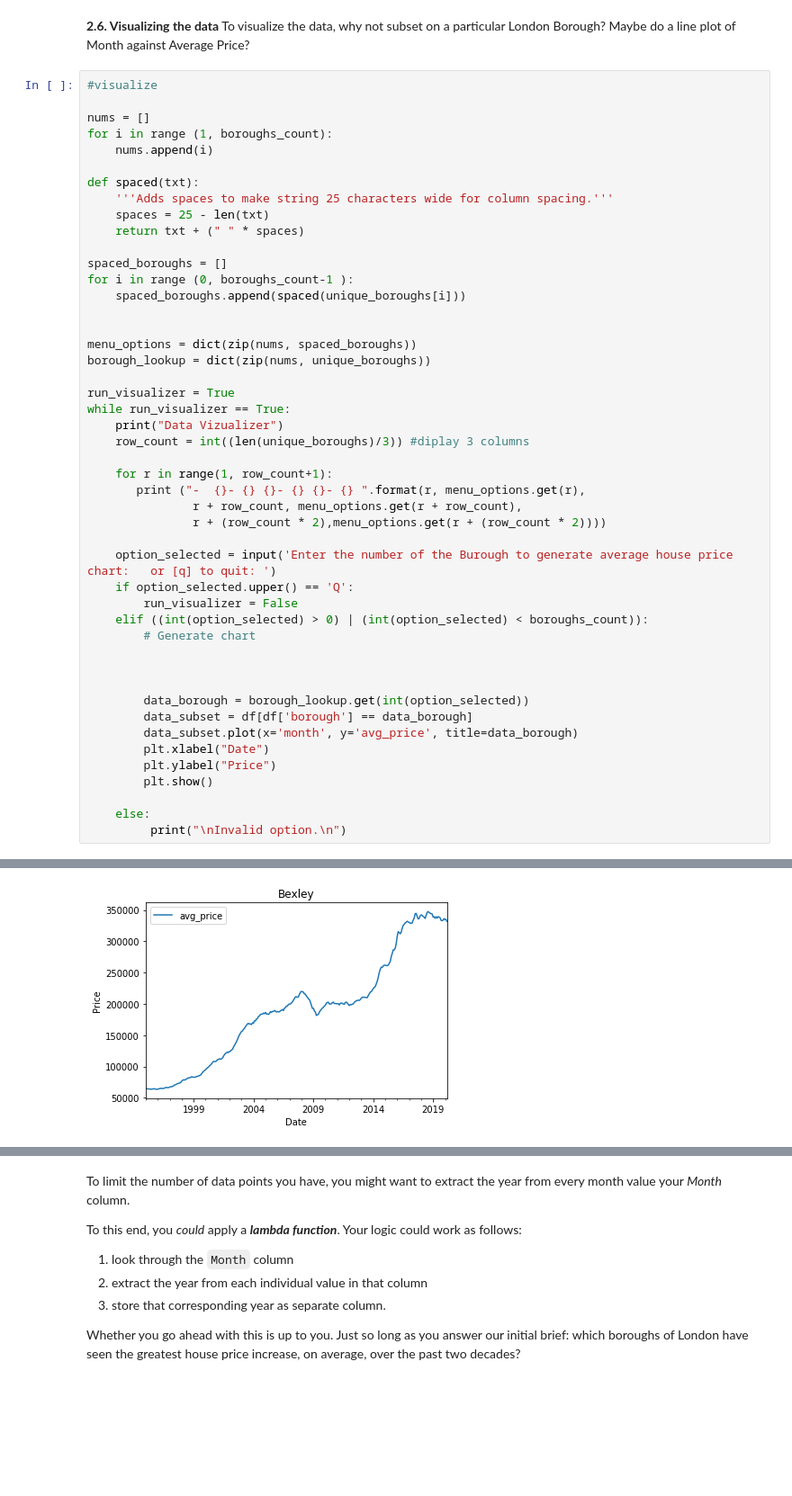
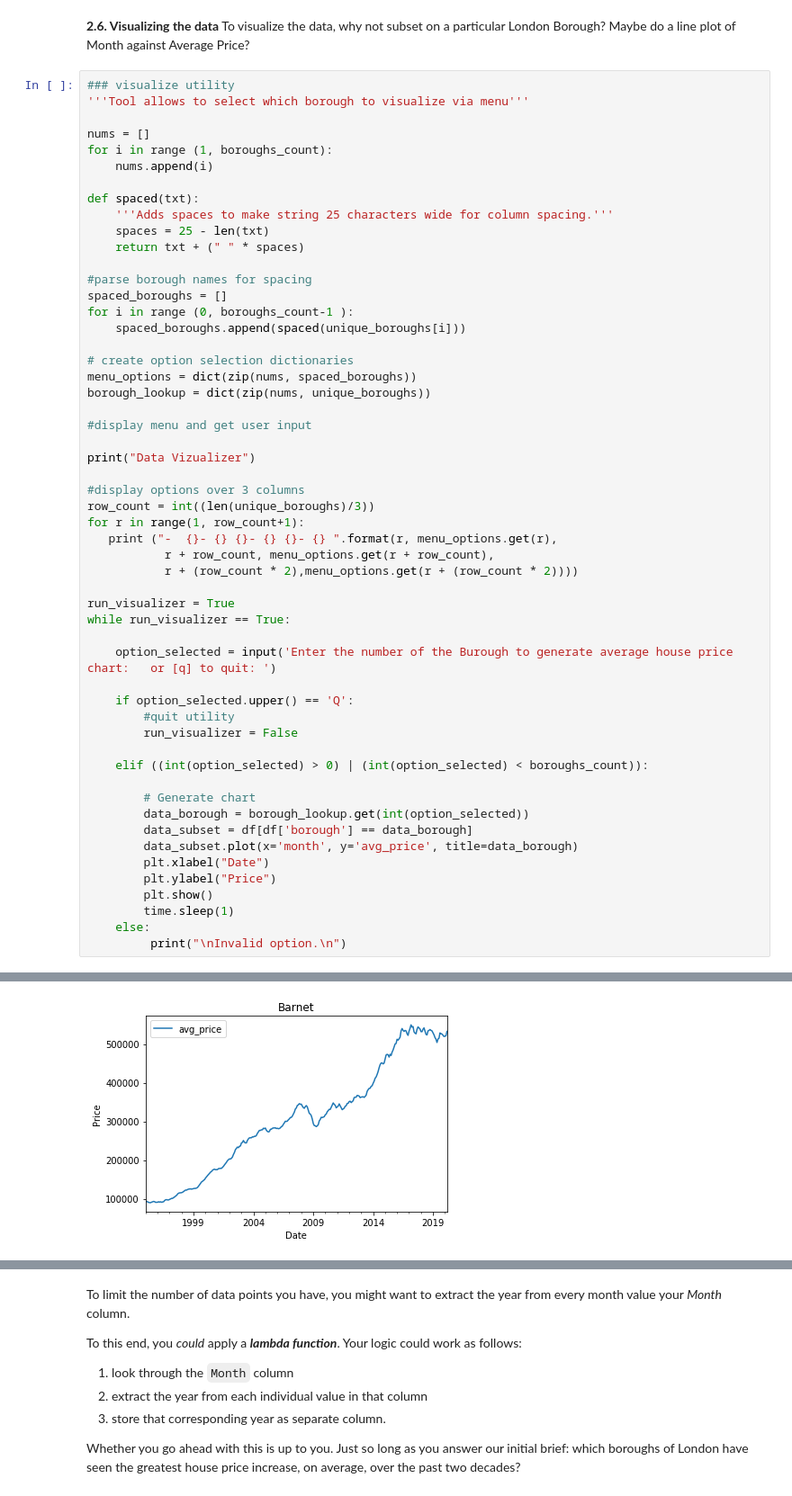
Before and after one commit to birr-data/london_housing_study, a Jupyter notebook: london_study_tier3.ipynb, the cells around one changed output, grey strips where cells are left out. Shown at 90% size. Cells and saved outputs as stored; diff of their text form; blank space fills up the shorter version.

```diff
--- a/london_study_tier3.ipynb
+++ b/london_study_tier3.ipynb
@@ -295,7 +296,8 @@ df = london_prop
 **2.6. Visualizing the data**
 To visualize the data, why not subset on a particular London Borough? Maybe do a line plot of Month against Average Price?
 # %%
-#visualize
+### visualize utility
+'''Tool allows to select which borough to visualize via menu'''
 
 nums = []
 for i in range (1, boroughs_count):
@@ -306,39 +308,45 @@ def spaced(txt):
     spaces = 25 - len(txt)
     return txt + (" " * spaces)
 
+#parse borough names for spacing
 spaced_boroughs = []
 for i in range (0, boroughs_count-1 ):
     spaced_boroughs.append(spaced(unique_boroughs[i]))
 
-
+# create option selection dictionaries
 menu_options = dict(zip(nums, spaced_boroughs))
 borough_lookup = dict(zip(nums, unique_boroughs))
 
+#display menu and get user input
+
+print("Data Vizualizer")
+
+#display options over 3 columns
+row_count = int((len(unique_boroughs)/3))
+for r in range(1, row_count+1):
+   print ("-  {}- {} {}- {} {}- {} ".format(r, menu_options.get(r),
+           r + row_count, menu_options.get(r + row_count),
+           r + (row_count * 2),menu_options.get(r + (row_count * 2))))
+
 run_visualizer = True
 while run_visualizer == True:
-    print("Data Vizualizer")
-    row_count = int((len(unique_boroughs)/3)) #diplay 3 columns
-
-    for r in range(1, row_count+1):
-       print ("-  {}- {} {}- {} {}- {} ".format(r, menu_options.get(r),
-               r + row_count, menu_options.get(r + row_count),
-               r + (row_count * 2),menu_options.get(r + (row_count * 2))))
 
     option_selected = input('Enter the number of the Burough to generate average house price chart:   or [q] to quit: ')
+
     if option_selected.upper() == 'Q':
+        #quit utility
         run_visualizer = False
+
     elif ((int(option_selected) > 0) | (int(option_selected) < boroughs_count)):
+
         # Generate chart
-
-
-
         data_borough = borough_lookup.get(int(option_selected))
         data_subset = df[df['borough'] == data_borough]
         data_subset.plot(x='month', y='avg_price', title=data_borough)
         plt.xlabel("Date")
         plt.ylabel("Price")
         plt.show()
-
+        time.sleep(1)
     else:
          print("\nInvalid option.\n")
 # %% [output]
@@ -358 +366 @@ Enter the number of the Burough to generate average house price chart:   or [q]
-[figure, old version]
+[figure, new version]
```
Also changed, not shown: parts of 9 cells of this notebook.
